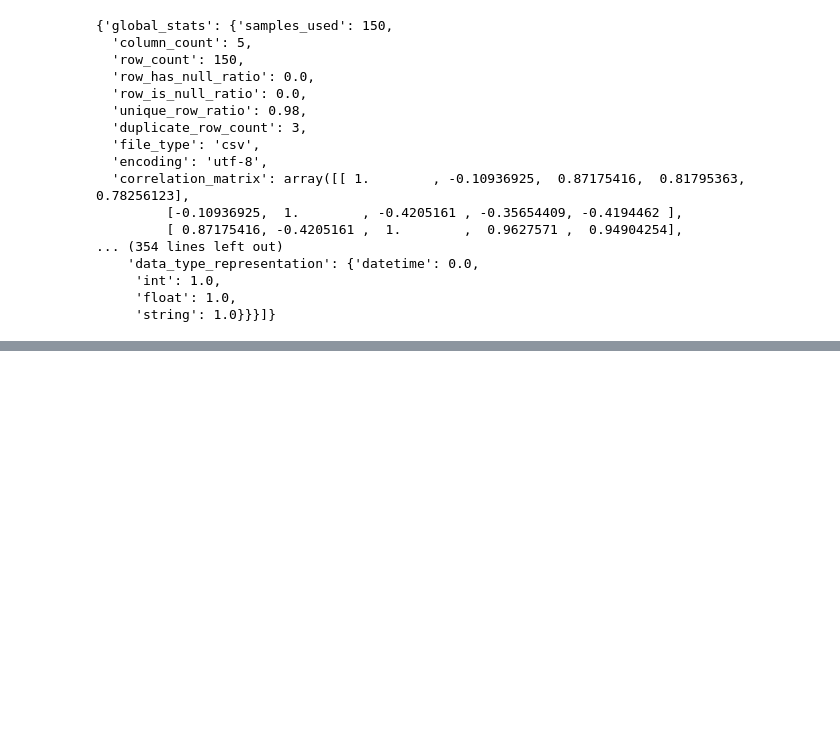
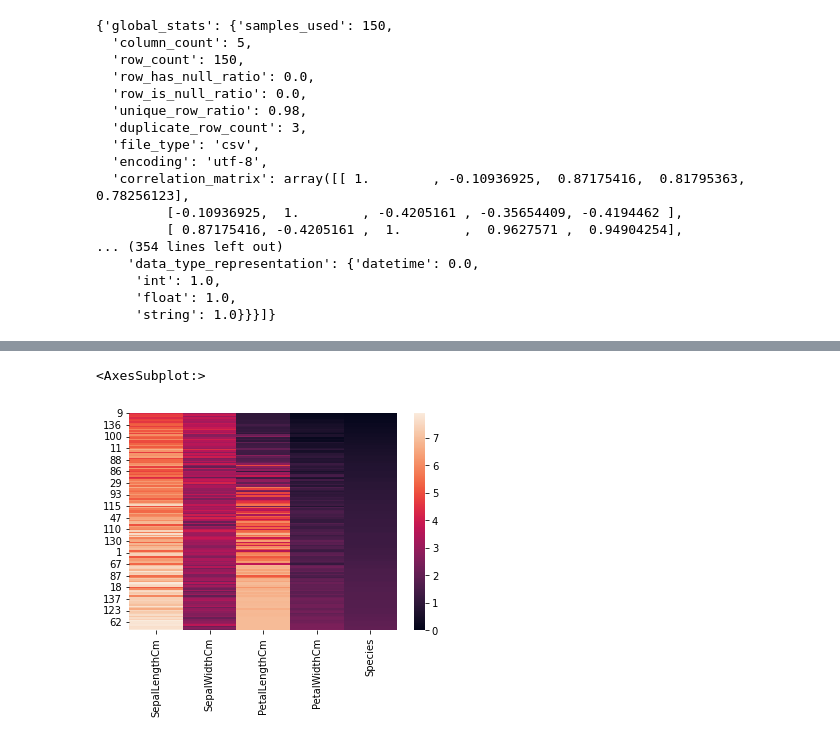
Before and after one commit to capitalone/synthetic-data, a Jupyter notebook: examples/generate_from_report.ipynb, the cells around one changed output, grey strips where cells are left out. Drawn from its saved outputs; the diff is of its cells as text; code cells hidden in the pictures; blank space fills up the shorter version.

Commit message:
added heatmap to notebook

```diff
--- a/examples/generate_from_report.ipynb
+++ b/examples/generate_from_report.ipynb
@@ -6,8 +8,10 @@ import dataprofiler as dp
 from synthetic_data.synthetic_data import make_data_from_report
 # %% [markdown]
 ## Generate DataProfiler Report
+# %%
+data_path = "data/iris.csv"
 # %%
-data = dp.Data("data/iris.csv")
+data = dp.Data(data_path)
 data
 # %% [output]
 |  | SepalLengthCm | SepalWidthCm | PetalLengthCm | PetalWidthCm | Species |
@@ -77,0 +68,3 @@ x
+# %%
+x = x.sort_values(by="Species")
+x
@@ -77,0 +85,5 @@ x
+# %%
+sns.heatmap(x)
+# %% [output]
+<AxesSubplot:>
+[figure, added]
```
Also changed, not shown: parts of 6 cells of this notebook.
